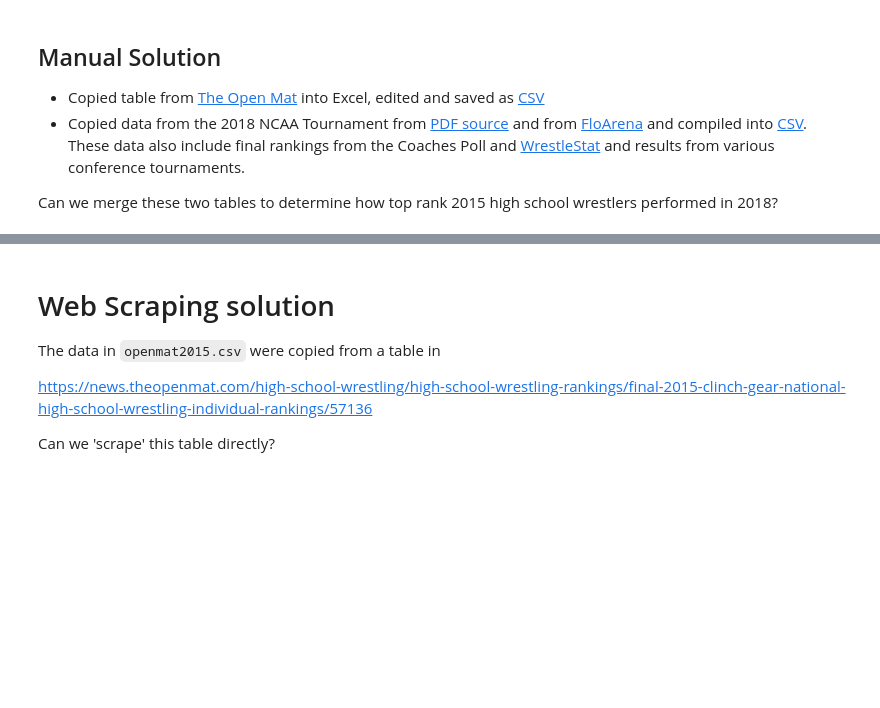
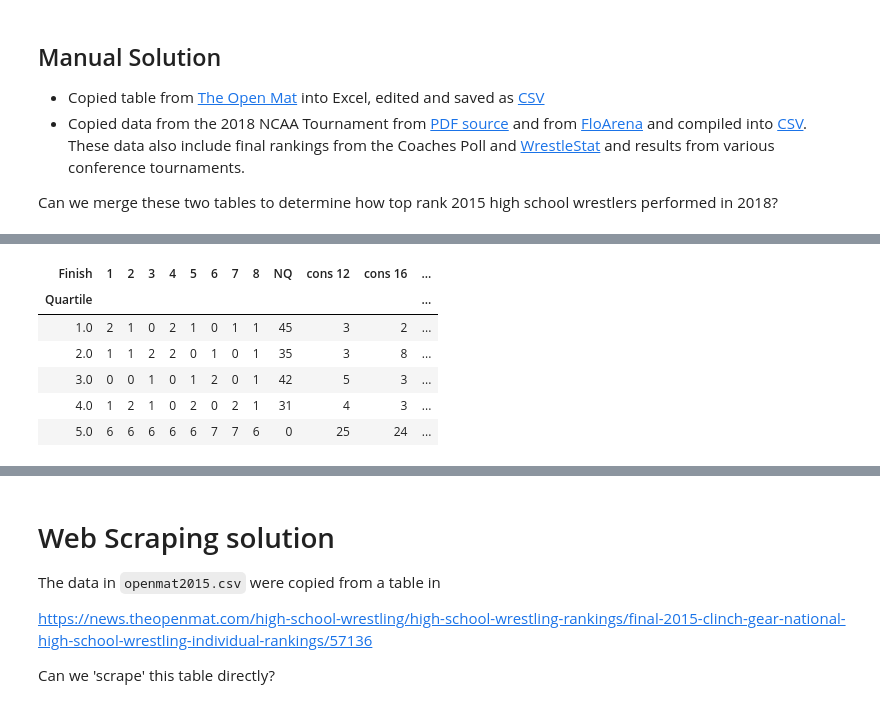
Before and after one commit to PeterClaussenSDSU/RatingTheRankings, a Jupyter notebook: 2.Structured.ipynb, the cells around one changed output, grey strips where cells are left out. Drawn from its saved outputs; the diff is of its cells as text; code cells hidden in the pictures; blank space fills up the shorter version.

```diff
--- a/2.Structured.ipynb
+++ b/2.Structured.ipynb
@@ -22,0 +25,5 @@ Can we merge these two tables to determine how top rank 2015 high school wrestle
+# %%
+import pandas
+
+ncaa18_dat = pandas.read_csv("./ncaa2018.csv")
+hs2015_dat = pandas.read_csv("./openmat2015.csv")
@@ -22,0 +86,13 @@ Can we merge these two tables to determine how top rank 2015 high school wrestle
+# %%
+merged_dat = pandas.merge(hs2015_dat, ncaa18_dat, on=['First', 'Last'],how='outer',left_index=True, right_index=True)
+merged_dat['Quartile']=merged_dat.Quartile.fillna(5)
+merged_dat['Finish']=merged_dat.Finish.fillna('NQ')
+pandas.crosstab(merged_dat.Quartile,merged_dat.Finish)
+# %% [output]
+| Finish | 1 | 2 | 3 | 4 | 5 | 6 | 7 | 8 | NQ | cons 12 | cons 16 | ... |
+| Quartile |  |  |  |  |  |  |  |  |  |  |  | ... |
+| 1.0 | 2 | 1 | 0 | 2 | 1 | 0 | 1 | 1 | 45 | 3 | 2 | ... |
+| 2.0 | 1 | 1 | 2 | 2 | 0 | 1 | 0 | 1 | 35 | 3 | 8 | ... |
+| 3.0 | 0 | 0 | 1 | 0 | 1 | 2 | 0 | 1 | 42 | 5 | 3 | ... |
+| 4.0 | 1 | 2 | 1 | 0 | 2 | 0 | 2 | 1 | 31 | 4 | 3 | ... |
+| 5.0 | 6 | 6 | 6 | 6 | 6 | 7 | 7 | 6 | 0 | 25 | 24 | ... |
```
Also changed, not shown: parts of 12 cells of this notebook.
